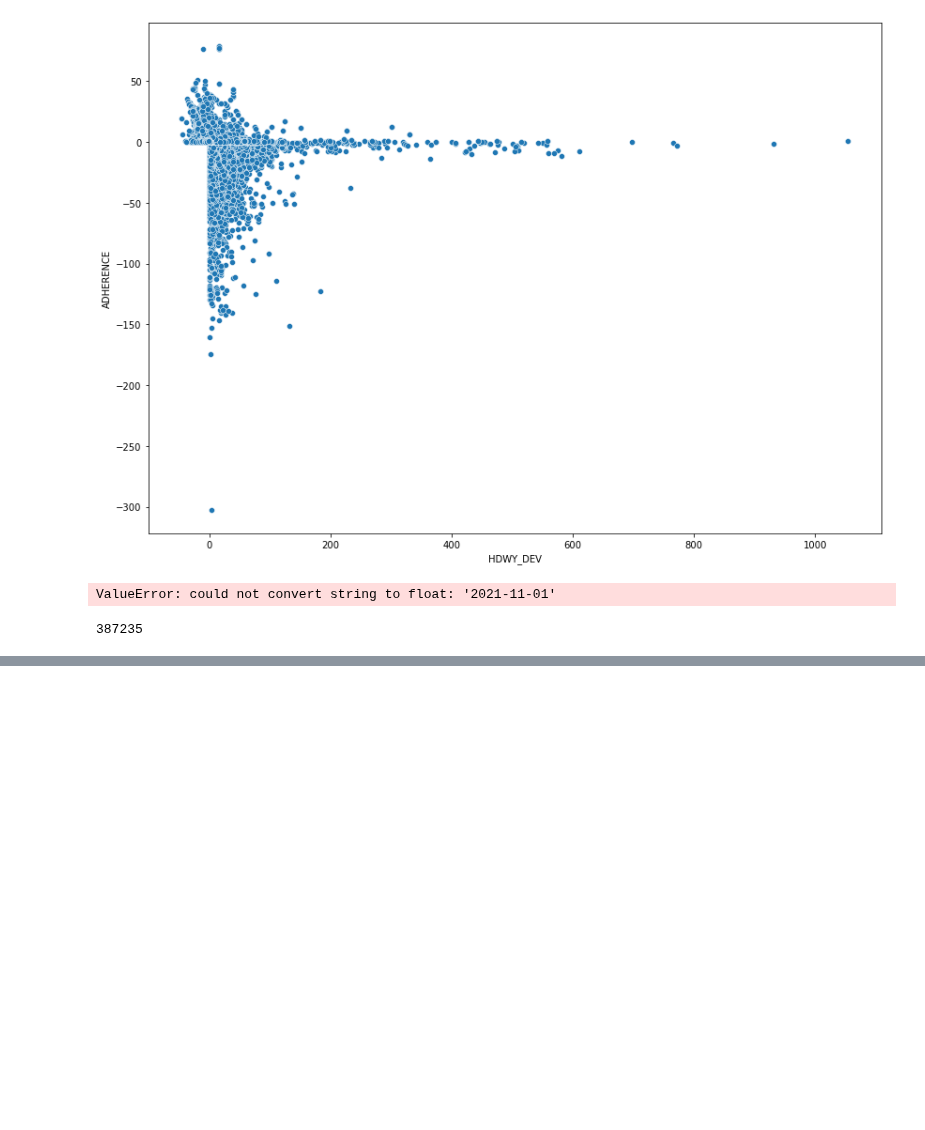
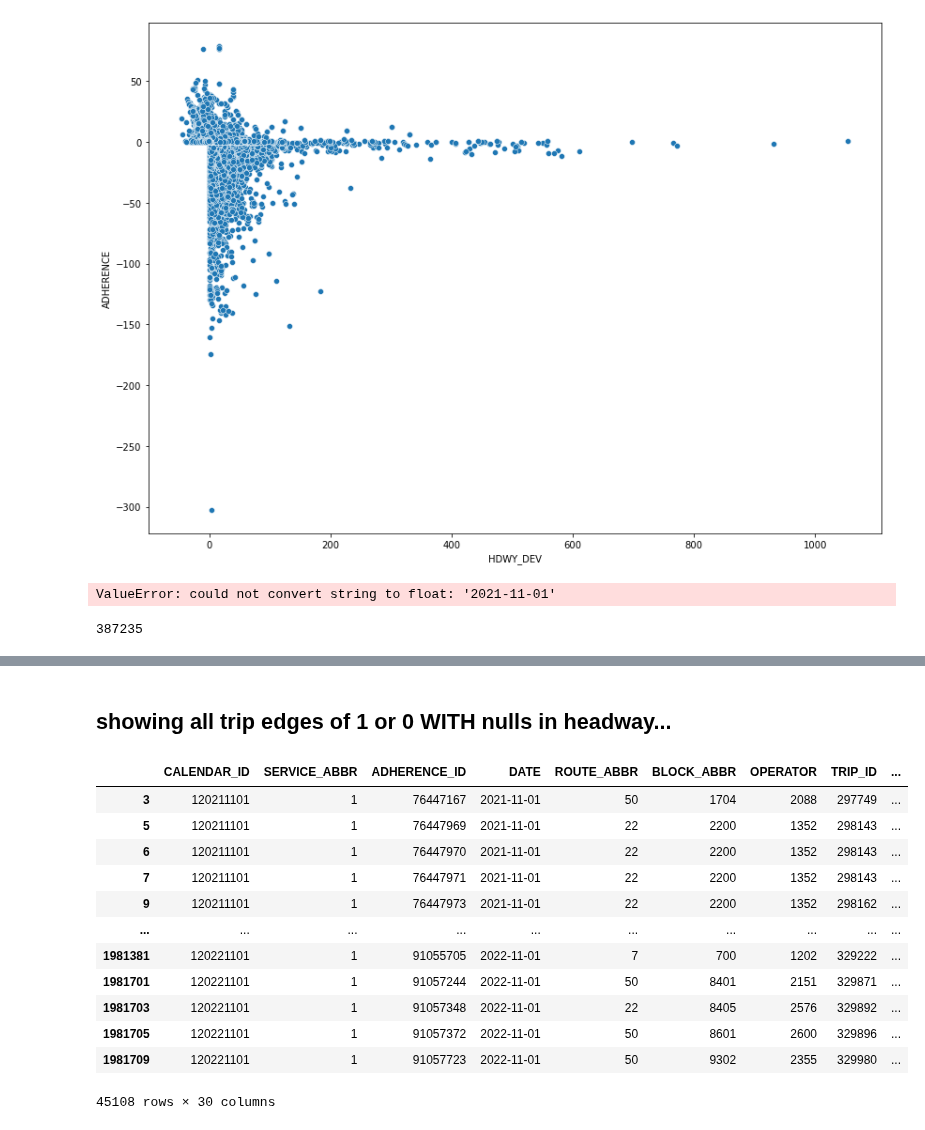
Before and after one commit to NSS-Data-Analytics-Cohort-7/wego-grumpy-concat, a Jupyter notebook: notebooks/grumpy_concat_wego.ipynb, the cells around one changed output, grey strips where cells are left out. Drawn from its saved outputs; the diff is of its cells as text; code cells hidden in the pictures; blank space fills up the shorter version.

```diff
--- a/notebooks/grumpy_concat_wego.ipynb
+++ b/notebooks/grumpy_concat_wego.ipynb
@@ -689,0 +649,18 @@ sum(headway_data.HDWY_DEV==0)
+# %% [markdown]
+## showing all trip edges of 1 or 0 WITH nulls in headway...
+# %%
+headway_data[((headway_data['TRIP_EDGE']!=2)&(headway_data['SCHEDULED_HDWY'].isna()))]
+# %% [output]
+|  | CALENDAR_ID | SERVICE_ABBR | ADHERENCE_ID | DATE | ROUTE_ABBR | BLOCK_ABBR | OPERATOR | TRIP_ID | ... |
+| 3 | 120211101 | 1 | 76447167 | 2021-11-01 | 50 | 1704 | 2088 | 297749 | ... |
+| 5 | 120211101 | 1 | 76447969 | 2021-11-01 | 22 | 2200 | 1352 | 298143 | ... |
+| 6 | 120211101 | 1 | 76447970 | 2021-11-01 | 22 | 2200 | 1352 | 298143 | ... |
+| 7 | 120211101 | 1 | 76447971 | 2021-11-01 | 22 | 2200 | 1352 | 298143 | ... |
+| 9 | 120211101 | 1 | 76447973 | 2021-11-01 | 22 | 2200 | 1352 | 298162 | ... |
+| ... | ... | ... | ... | ... | ... | ... | ... | ... | ... |
+| 1981381 | 120221101 | 1 | 91055705 | 2022-11-01 | 7 | 700 | 1202 | 329222 | ... |
+| 1981701 | 120221101 | 1 | 91057244 | 2022-11-01 | 50 | 8401 | 2151 | 329871 | ... |
+| 1981703 | 120221101 | 1 | 91057348 | 2022-11-01 | 22 | 8405 | 2576 | 329892 | ... |
+| 1981705 | 120221101 | 1 | 91057372 | 2022-11-01 | 50 | 8601 | 2600 | 329896 | ... |
+| 1981709 | 120221101 | 1 | 91057723 | 2022-11-01 | 50 | 9302 | 2355 | 329980 | ... |
+45108 rows × 30 columns
```
Also changed, not shown: parts of 22 cells of this notebook.
